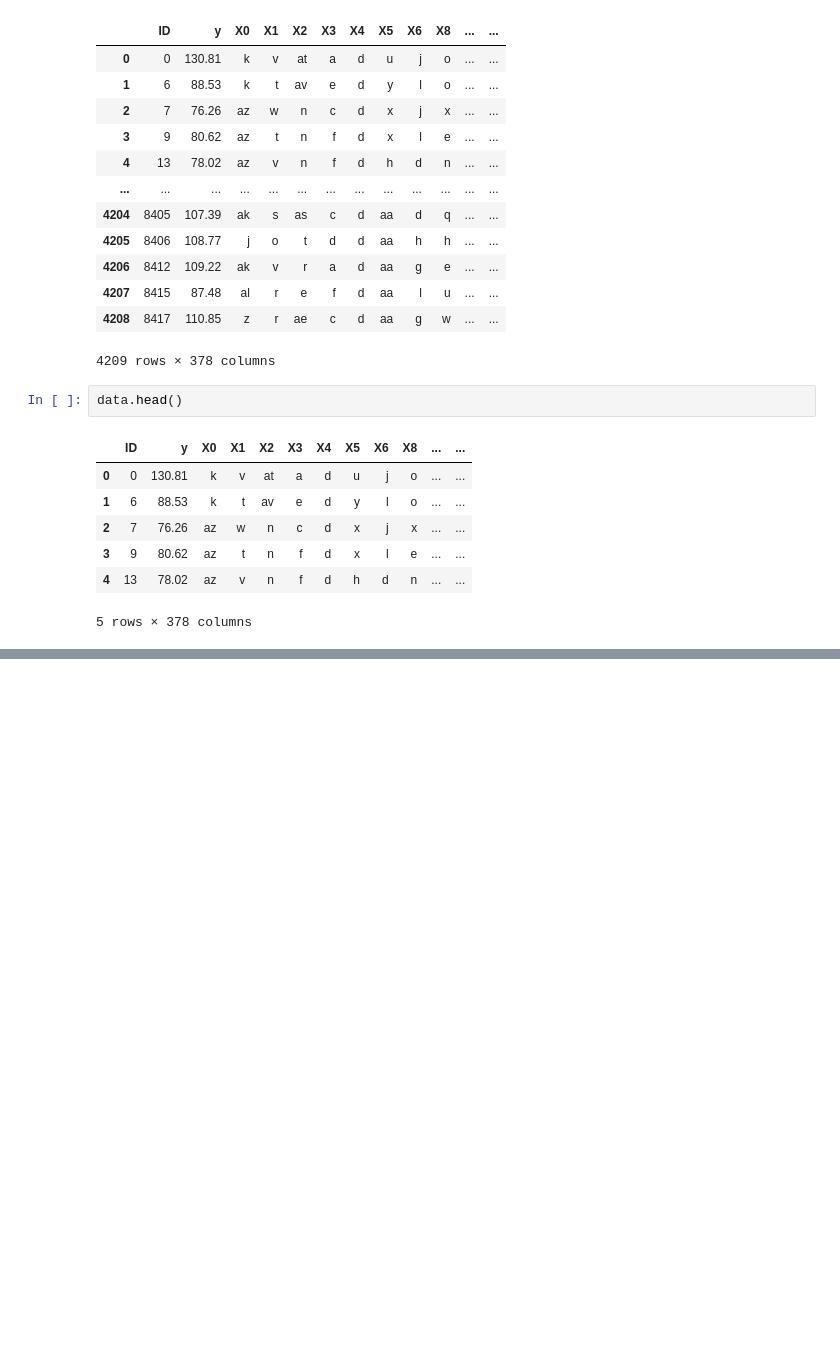
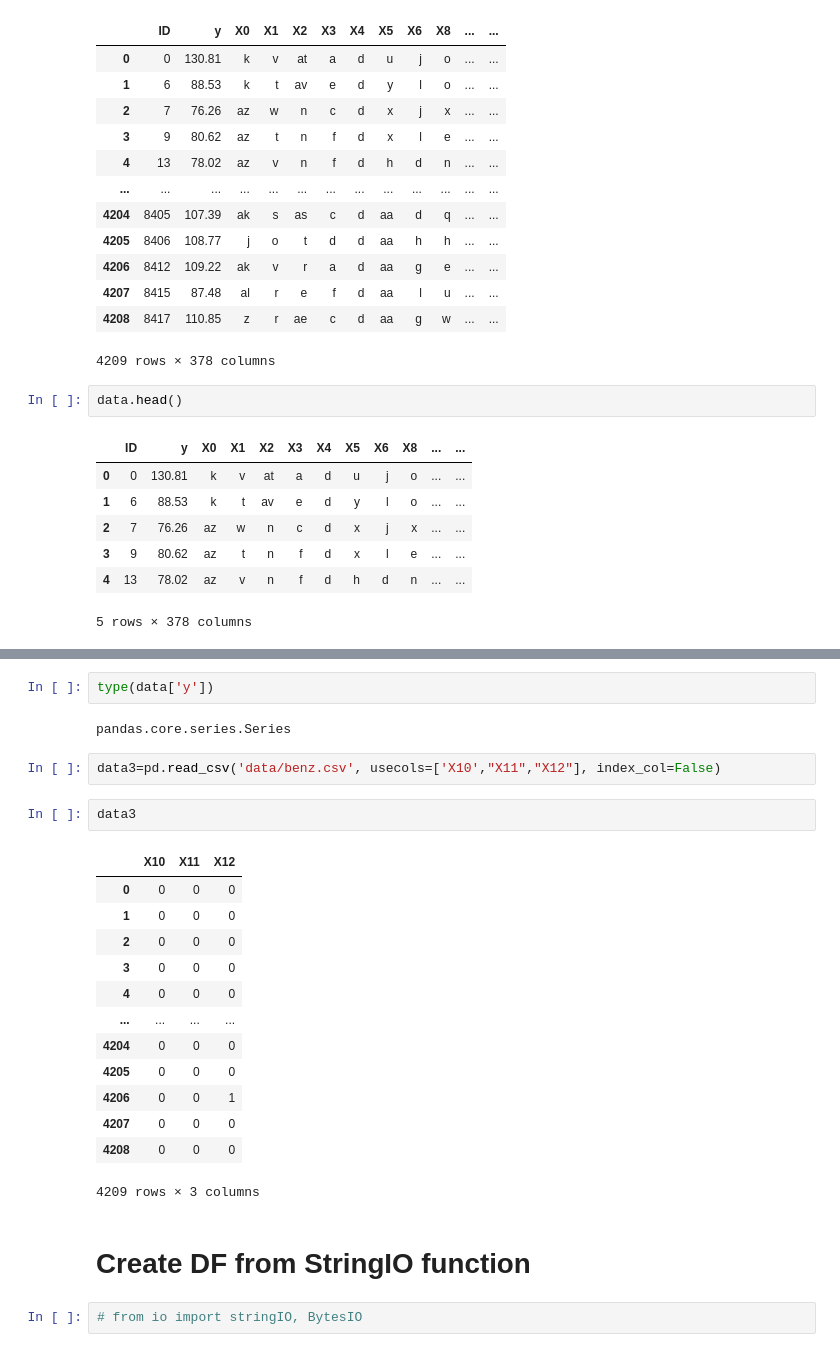
Before and after one commit to kwabena55/ML-Crash-Course, a Jupyter notebook: 04.Pandas.ipynb, the cells around one changed output, grey strips where cells are left out. Saved outputs shown, nothing was run; the diff lists cells and outputs as text; blank space fills up the shorter version.

```diff
--- a/04.Pandas.ipynb
+++ b/04.Pandas.ipynb
@@ -174,0 +234,26 @@ data.head()
+# %%
+type(data['y'])
+# %% [output]
+pandas.core.series.Series
+# %%
+data3=pd.read_csv('data/benz.csv', usecols=['X10',"X11","X12"], index_col=False)
+# %%
+data3
+# %% [output]
+|  | X10 | X11 | X12 |
+| 0 | 0 | 0 | 0 |
+| 1 | 0 | 0 | 0 |
+| 2 | 0 | 0 | 0 |
+| 3 | 0 | 0 | 0 |
+| 4 | 0 | 0 | 0 |
+| ... | ... | ... | ... |
+| 4204 | 0 | 0 | 0 |
+| 4205 | 0 | 0 | 0 |
+| 4206 | 0 | 0 | 1 |
+| 4207 | 0 | 0 | 0 |
+| 4208 | 0 | 0 | 0 |
+4209 rows × 3 columns
+# %% [markdown]
+# Create DF from StringIO function
+# %%
+# from io import stringIO, BytesIO
```
Also changed, not shown: parts of 8 cells of this notebook, 2 other files.
